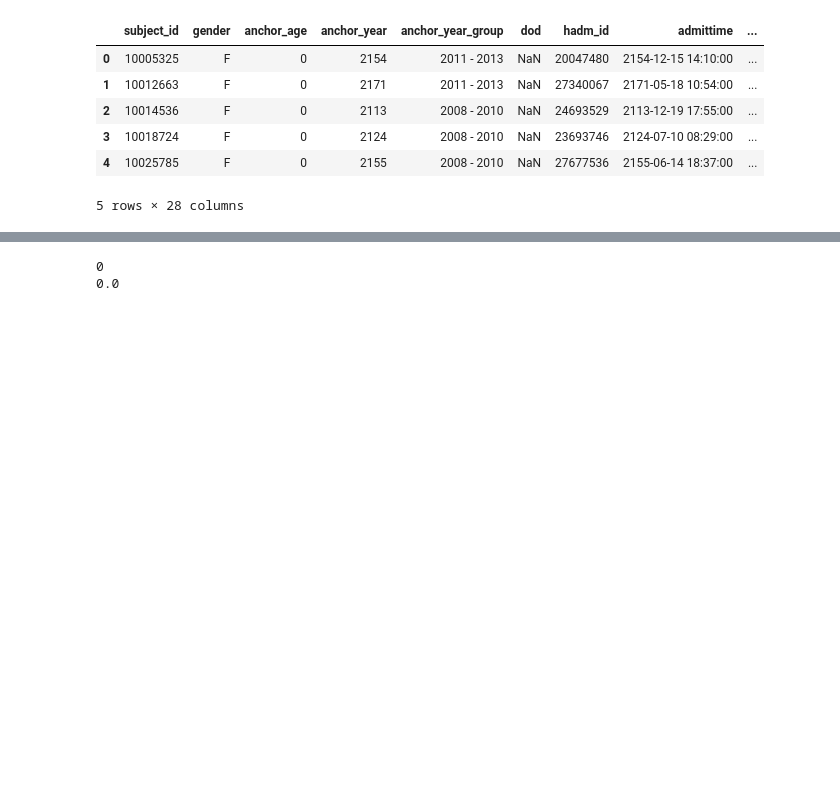
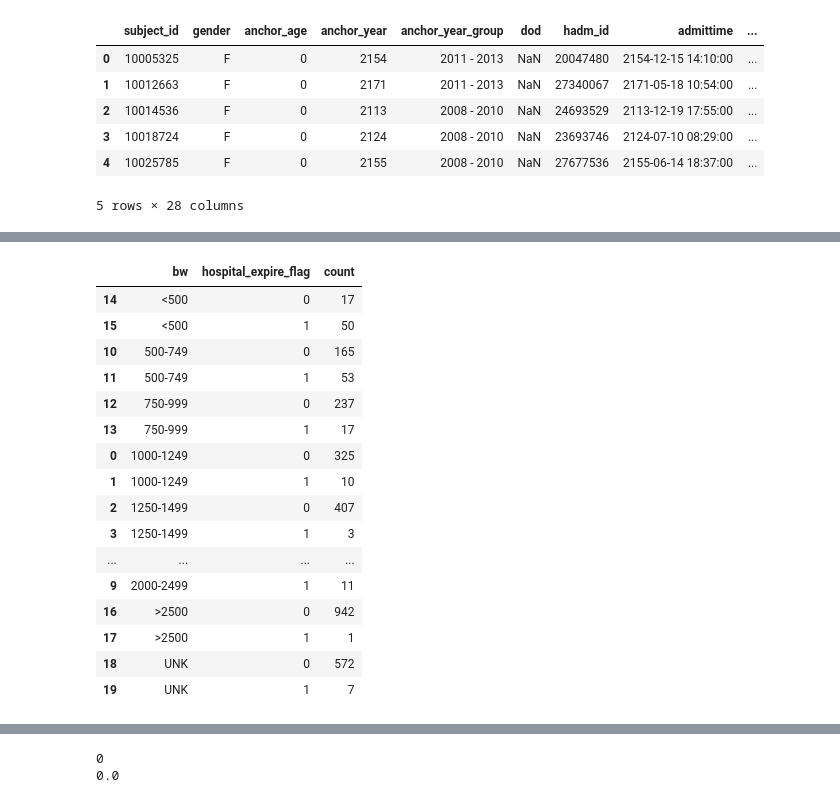
Before and after one commit to irith-kat/NICU-MP, a Jupyter notebook: initial_analysis.ipynb, the cells around one changed output, grey strips where cells are left out. Cells and saved outputs as stored; diff of their text form; code cells hidden in the pictures; blank space fills up the shorter version.

```diff
--- a/initial_analysis.ipynb
+++ b/initial_analysis.ipynb
@@ -248,0 +267,24 @@ final_cohort_ga_bw.head()
+# %%
+bw_outcome_counts = final_cohort_ga_bw.groupby(['bw', 'hospital_expire_flag']).size().reset_index(name='count')
+bw_outcome_counts['bw'] = pd.Categorical(bw_outcome_counts['bw'], categories=bw, ordered=True)
+bw_outcome_counts['hospital_expire_flag'] = pd.Categorical(bw_outcome_counts['hospital_expire_flag'], categories=[0,1], ordered=True)
+bw_outcome_counts = bw_outcome_counts.sort_values(['bw','hospital_expire_flag'])
+bw_outcome_counts
+# %% [output]
+|  | bw | hospital_expire_flag | count |
+| 14 | <500 | 0 | 17 |
+| 15 | <500 | 1 | 50 |
+| 10 | 500-749 | 0 | 165 |
+| 11 | 500-749 | 1 | 53 |
+| 12 | 750-999 | 0 | 237 |
+| 13 | 750-999 | 1 | 17 |
+| 0 | 1000-1249 | 0 | 325 |
+| 1 | 1000-1249 | 1 | 10 |
+| 2 | 1250-1499 | 0 | 407 |
+| 3 | 1250-1499 | 1 | 3 |
+| ... | ... | ... | ... |
+| 9 | 2000-2499 | 1 | 11 |
+| 16 | >2500 | 0 | 942 |
+| 17 | >2500 | 1 | 1 |
+| 18 | UNK | 0 | 572 |
+| 19 | UNK | 1 | 7 |
```
Also changed, not shown: parts of 12 cells of this notebook.
